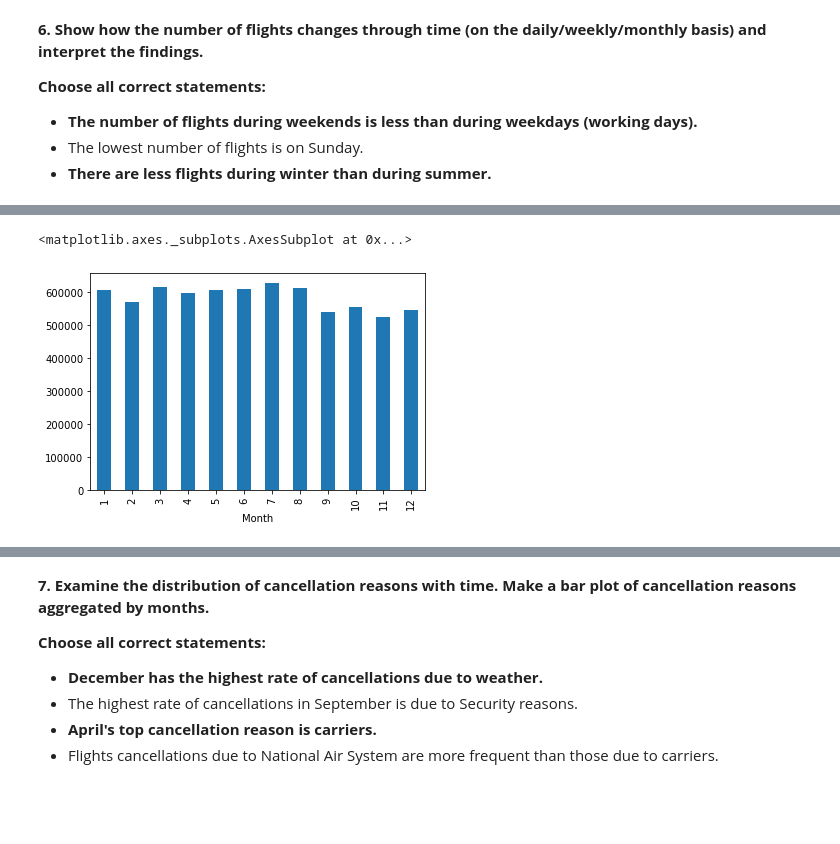
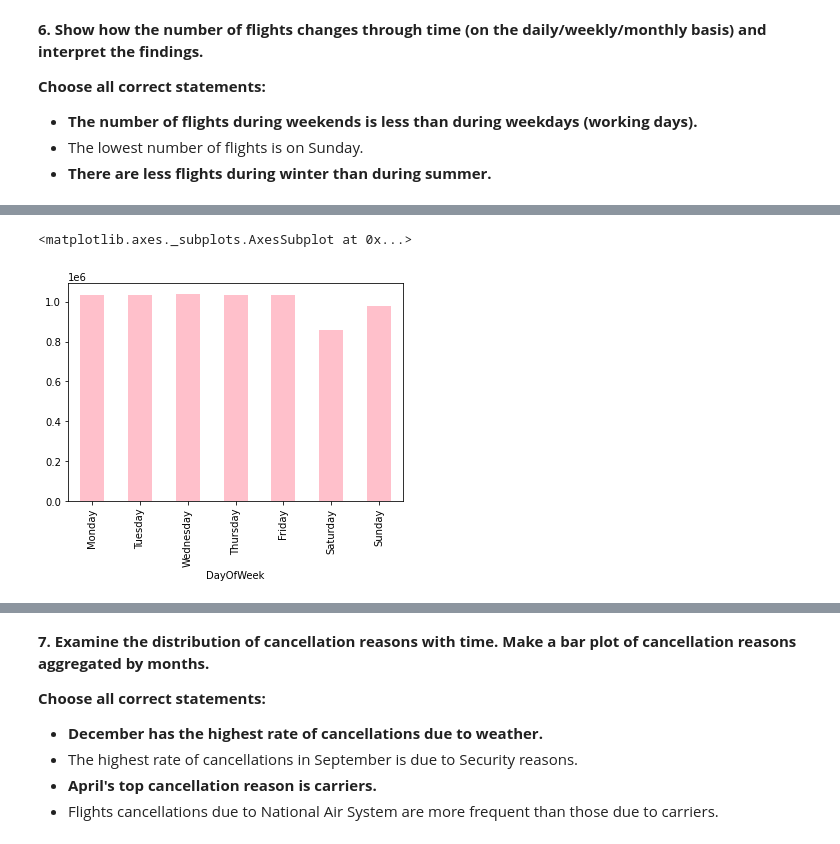
Before and after one commit to drkrmz/cs102, a Jupyter notebook: homework11/assignment2_USA_flights.ipynb, the cells around one changed output, grey strips where cells are left out. Cells and saved outputs as stored; diff of their text form; code cells hidden in the pictures; blank space fills up the shorter version.

```diff
--- a/homework11/assignment2_USA_flights.ipynb
+++ b/homework11/assignment2_USA_flights.ipynb
@@ -329,5 +326,6 @@ flights_df.groupby('DayOfWeek').size().plot(kind='bar')
-# %%
-flights_df.groupby('Month').size().plot(kind='bar')
-# %% [output]
-<matplotlib.axes._subplots.AxesSubplot at 0x...>
-[figure, removed]
+# %%
+fl = flights_df.groupby('DayOfWeek').size()
+fl.rename({1:'Monday', 2:'Tuesday', 3:'Wednesday', 4:'Thursday', 5:'Friday', 6:'Saturday', 7:'Sunday'}).plot(kind='bar', color='pink')
+# %% [output]
+<matplotlib.axes._subplots.AxesSubplot at 0x...>
+[figure, added]
```
Also changed, not shown: parts of 11 cells of this notebook.
